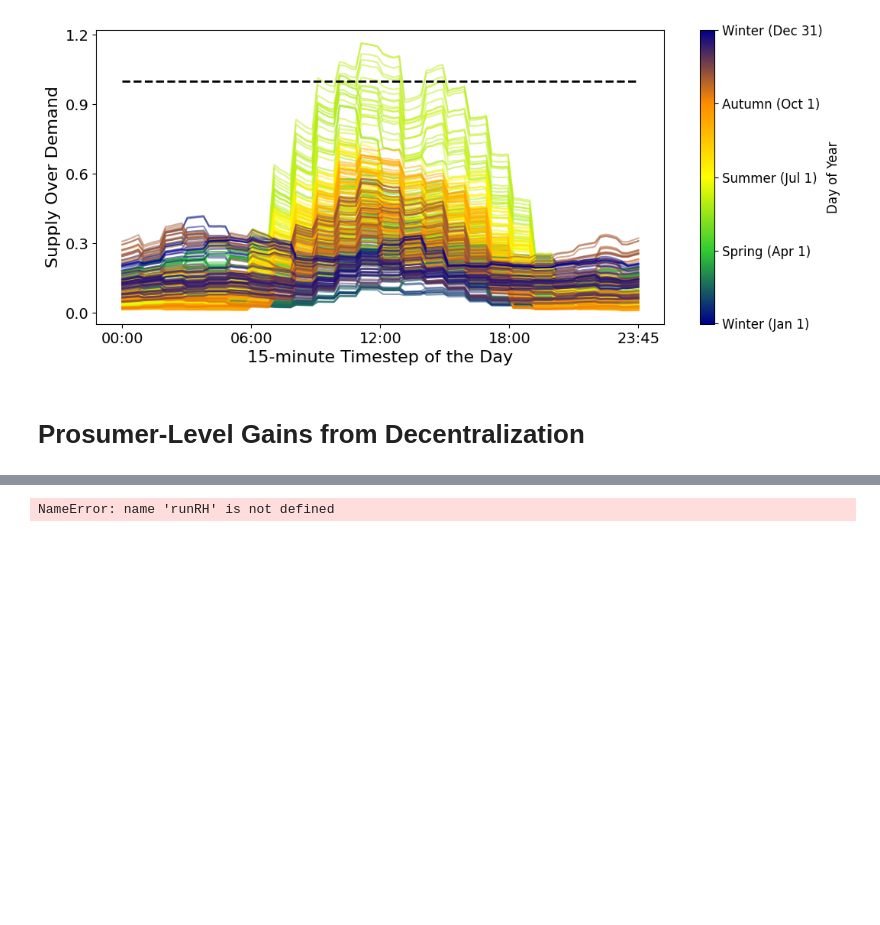
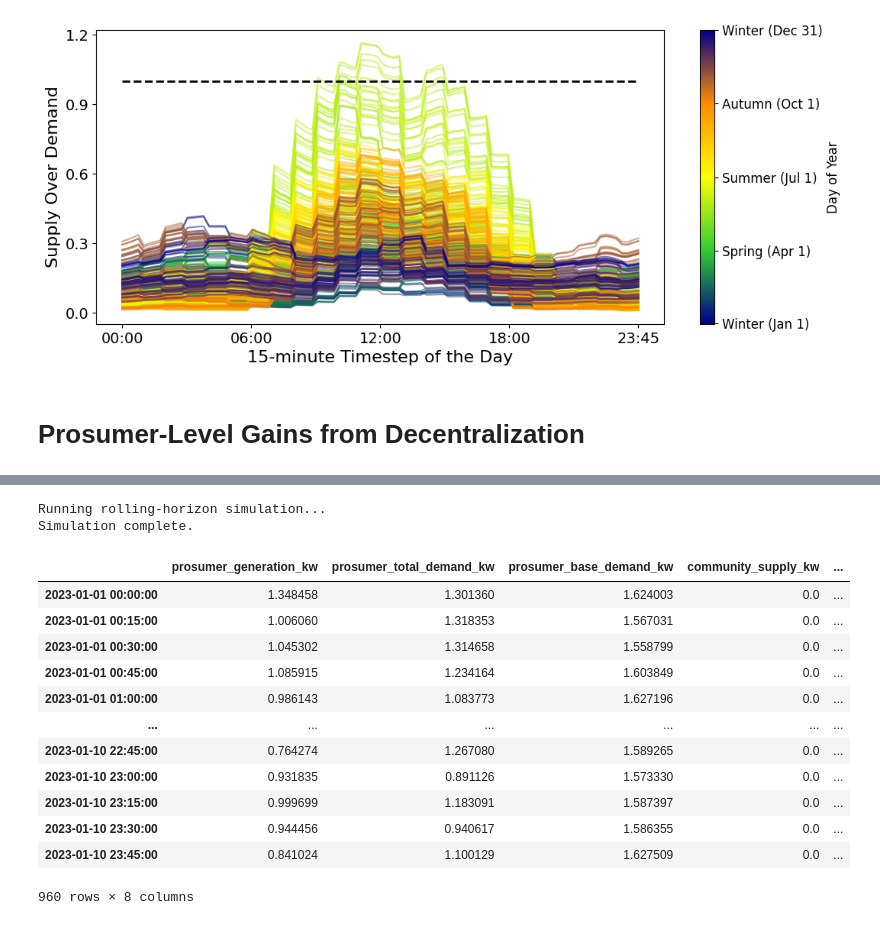
Before and after one commit to leoneleo/Automated_Market_Making_for_Energy_Sharing, a Jupyter notebook: paperResults.ipynb, the cells around one changed output, grey strips where cells are left out. Drawn from its saved outputs; the diff is of its cells as text; code cells hidden in the pictures; blank space fills up the shorter version.

Commit message:
add Rolling horizon function and plots

```diff
--- a/paperResults.ipynb
+++ b/paperResults.ipynb
@@ -90,16 +90,22 @@ plt.show()
 # Prosumer-Level Gains from Decentralization
 # %%
 simulation_index = indDemand.index
+indDemand = pd.DataFrame(indDemand)
+indDemand.columns = ['demand_kw']
 new_demand_profile = generate_night_owl_profile(base_index=simulation_index)
 
 # Assuming prosumer's generation is from the individual supply profile
-omega_yearly = indSupplySolar+indSupplyWind
+omega_yearly = pd.DataFrame((indSupplySolar+indSupplyWind))
 omega_yearly.columns = ['supply_kw'] # Rename column for clarity
 
 # Remove timezone information to make all datetime indices compatible
+s_others_yearly = pd.DataFrame(s_others_yearly)
 s_others_yearly.index = s_others_yearly.index.tz_localize(None)
+s_others_yearly.columns = ['supply_kw']
+omega_yearly = pd.DataFrame(omega_yearly)
 omega_yearly.index = omega_yearly.index.tz_localize(None)
 
+dfDemand.columns = ['demand_kw']
 # 2. Set alpha_base as 75% of individual demand (this is a timeseries)
 pct_flex    = 0.5   ## PCT of flex consumption need
 alpha_base_yearly = (1-pct_flex)* new_demand_profile['demand_kw']
@@ -133,9 +156,24 @@ alpha_base_yearly_T = np.zeros((360,L_input+1))
 # %%
-runRH(T,TotalDays,alpha_base_yearly,b0_initial,L_input,
-          omega_yearly,s_others_yearly,indDemand,
+runRH(T,10,alpha_base_yearly,b0_initial,L_input,
+          omega_yearly,s_others_yearly,dfDemand,
           new_demand_profile,pct_flex,alpha_base_yearly_T,
           B, X, K_max,
           lam_under, lam_over, gamma_hourly,
+          indDemand
           )
 # %% [output]
-NameError: name 'runRH' is not defined
+Running rolling-horizon simulation...
+Simulation complete.
+|  | prosumer_generation_kw | prosumer_total_demand_kw | prosumer_base_demand_kw | community_supply_kw | ... |
+| 2023-01-01 00:00:00 | 1.348458 | 1.301360 | 1.624003 | 0.0 | ... |
+| 2023-01-01 00:15:00 | 1.006060 | 1.318353 | 1.567031 | 0.0 | ... |
+| 2023-01-01 00:30:00 | 1.045302 | 1.314658 | 1.558799 | 0.0 | ... |
+| 2023-01-01 00:45:00 | 1.085915 | 1.234164 | 1.603849 | 0.0 | ... |
+| 2023-01-01 01:00:00 | 0.986143 | 1.083773 | 1.627196 | 0.0 | ... |
+| ... | ... | ... | ... | ... | ... |
+| 2023-01-10 22:45:00 | 0.764274 | 1.267080 | 1.589265 | 0.0 | ... |
+| 2023-01-10 23:00:00 | 0.931835 | 0.891126 | 1.573330 | 0.0 | ... |
+| 2023-01-10 23:15:00 | 0.999699 | 1.183091 | 1.587397 | 0.0 | ... |
+| 2023-01-10 23:30:00 | 0.944456 | 0.940617 | 1.586355 | 0.0 | ... |
+| 2023-01-10 23:45:00 | 0.841024 | 1.100129 | 1.627509 | 0.0 | ... |
+960 rows × 8 columns
```
Also changed, not shown: parts of 2 cells of this notebook, 2 other files.
